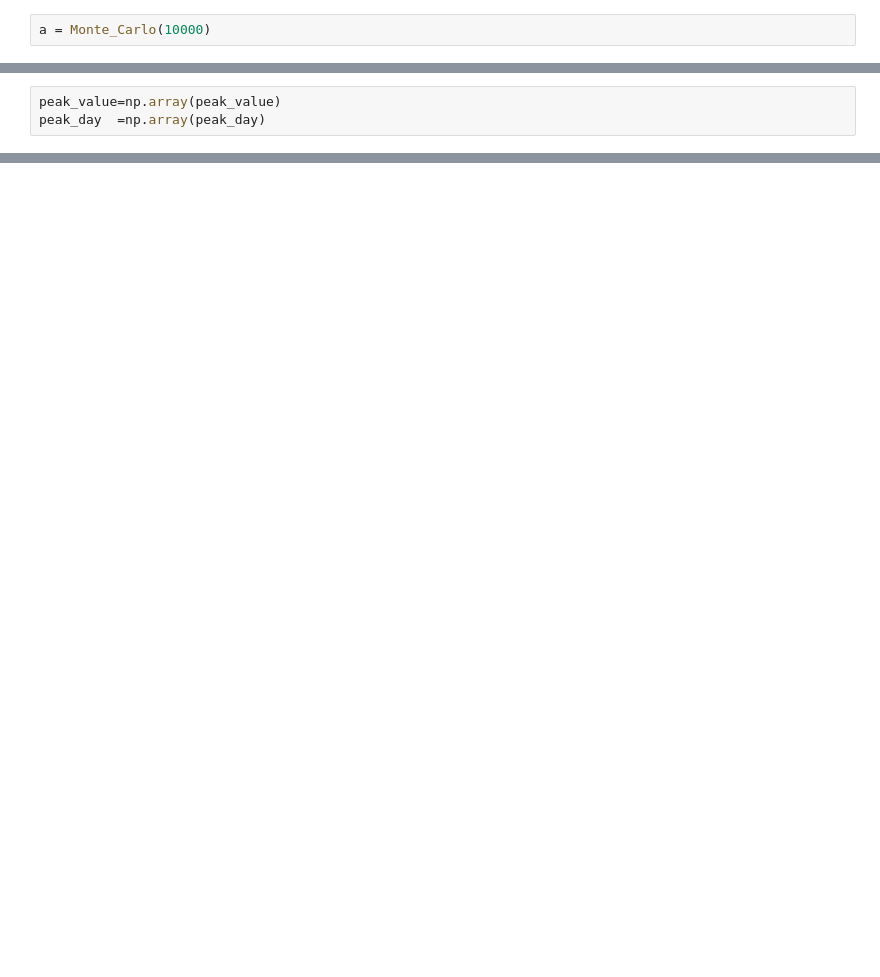
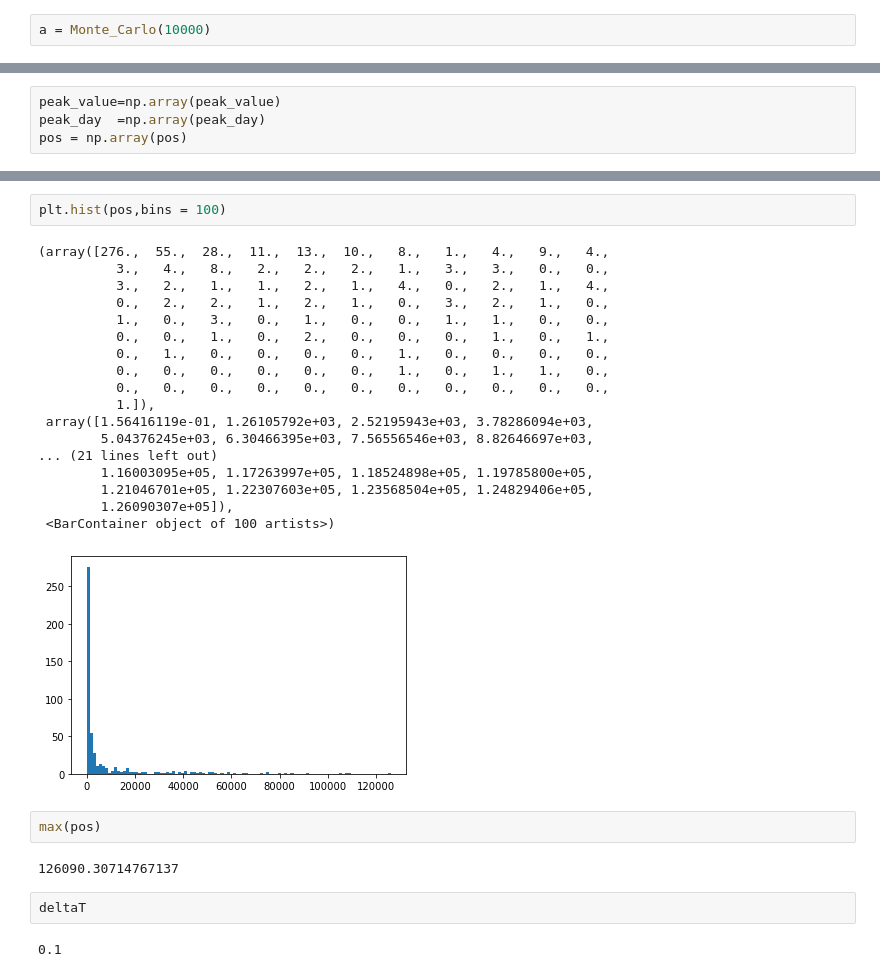
Before and after one commit to SwannChelly/MAP568, a Jupyter notebook: src/Untitled.ipynb, the cells around one changed output, grey strips where cells are left out. Saved outputs shown, nothing was run; the diff lists cells and outputs as text; blank space fills up the shorter version.

```diff
--- a/src/Untitled.ipynb
+++ b/src/Untitled.ipynb
@@ -49,6 +50,7 @@ peak_value,peak_day = a[0],a[1]
 # %%
 peak_value=np.array(peak_value)
 peak_day  =np.array(peak_day)
+pos = np.array(pos)
 # %%
 plt.hist(peak_value,bins = 100)
 # %% [output]
@@ -94,0 +97,29 @@ plt.hist(peak_day,bins = 100)
+# %%
+plt.hist(pos,bins = 100)
+# %% [output]
+(array([276.,  55.,  28.,  11.,  13.,  10.,   8.,   1.,   4.,   9.,   4.,
+          3.,   4.,   8.,   2.,   2.,   2.,   1.,   3.,   3.,   0.,   0.,
+          3.,   2.,   1.,   1.,   2.,   1.,   4.,   0.,   2.,   1.,   4.,
+          0.,   2.,   2.,   1.,   2.,   1.,   0.,   3.,   2.,   1.,   0.,
+          1.,   0.,   3.,   0.,   1.,   0.,   0.,   1.,   1.,   0.,   0.,
+          0.,   0.,   1.,   0.,   2.,   0.,   0.,   0.,   1.,   0.,   1.,
+          0.,   1.,   0.,   0.,   0.,   0.,   1.,   0.,   0.,   0.,   0.,
+          0.,   0.,   0.,   0.,   0.,   0.,   1.,   0.,   1.,   1.,   0.,
+          0.,   0.,   0.,   0.,   0.,   0.,   0.,   0.,   0.,   0.,   0.,
+          1.]),
+ array([1.56416119e-01, 1.26105792e+03, 2.52195943e+03, 3.78286094e+03,
+        5.04376245e+03, 6.30466395e+03, 7.56556546e+03, 8.82646697e+03,
+... (21 lines left out)
+        1.16003095e+05, 1.17263997e+05, 1.18524898e+05, 1.19785800e+05,
+        1.21046701e+05, 1.22307603e+05, 1.23568504e+05, 1.24829406e+05,
+        1.26090307e+05]),
+ <BarContainer object of 100 artists>)
+[figure, added]
+# %%
+max(pos)
+# %% [output]
+126090.30714767137
+# %%
+deltaT
+# %% [output]
+0.1
```
Also changed, not shown: parts of 8 cells of this notebook, 2 other files.
